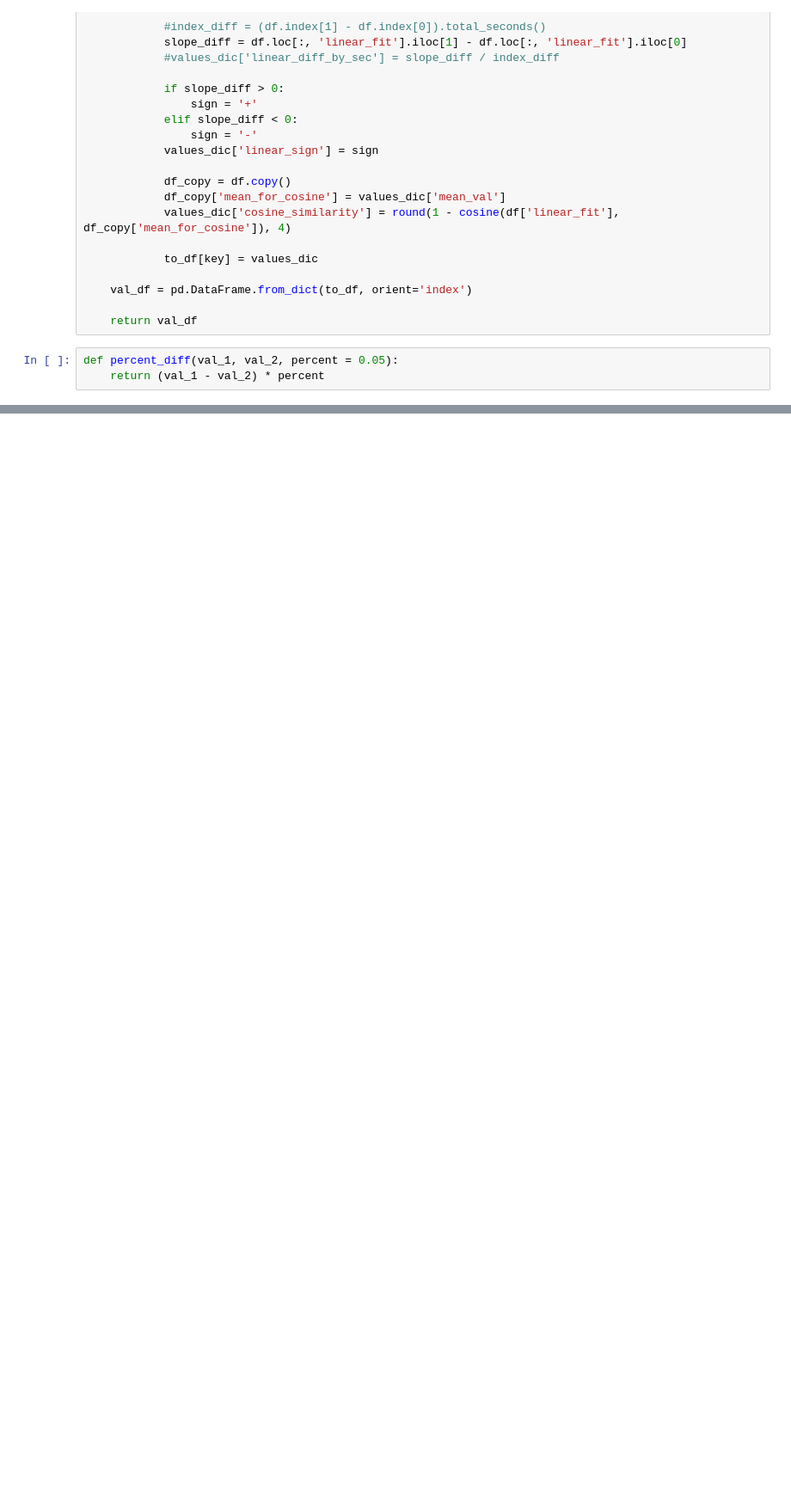
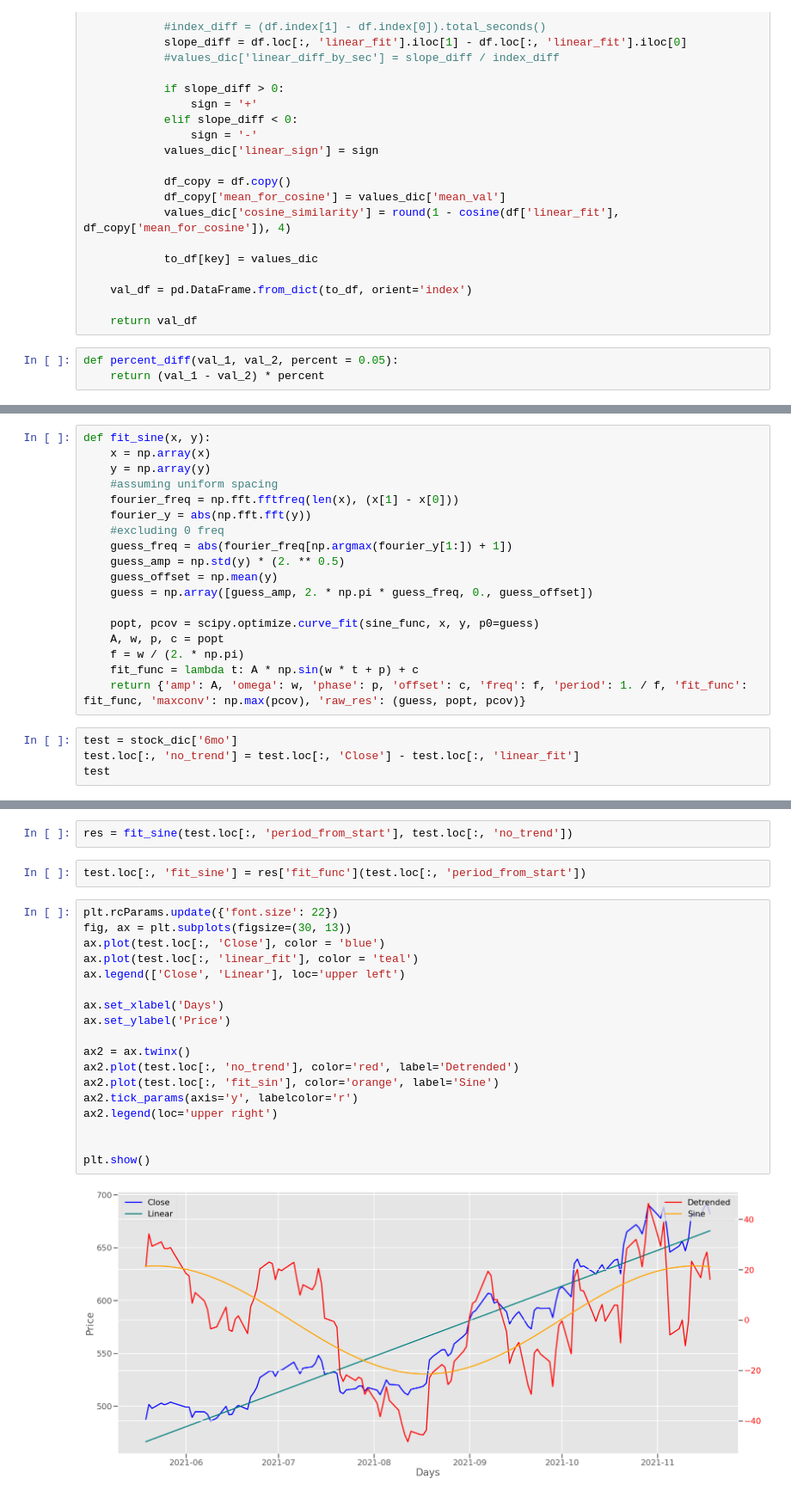
Before and after one commit to seantanken/GalvanizeRepo, a Jupyter notebook: stock_analyzer/yfinance_stock_analysis.ipynb, the cells around one changed output, grey strips where cells are left out. Shown at 86% size. Drawn from its saved outputs; the diff is of its cells as text; blank space fills up the shorter version.

Commit message:
working on fitting sine graph onto 6mo data

```diff
--- a/stock_analyzer/yfinance_stock_analysis.ipynb
+++ b/stock_analyzer/yfinance_stock_analysis.ipynb
@@ -107,0 +155,22 @@ def analysis(stock_dic, val_df):
+# %%
+def fit_sine(x, y):
+    x = np.array(x)
+    y = np.array(y)
+    #assuming uniform spacing
+    fourier_freq = np.fft.fftfreq(len(x), (x[1] - x[0]))
+    fourier_y = abs(np.fft.fft(y))
+    #excluding 0 freq
+    guess_freq = abs(fourier_freq[np.argmax(fourier_y[1:]) + 1])
+    guess_amp = np.std(y) * (2. ** 0.5)
+    guess_offset = np.mean(y)
+    guess = np.array([guess_amp, 2. * np.pi * guess_freq, 0., guess_offset])
+
+    popt, pcov = scipy.optimize.curve_fit(sine_func, x, y, p0=guess)
+    A, w, p, c = popt
+    f = w / (2. * np.pi)
+    fit_func = lambda t: A * np.sin(w * t + p) + c
+    return {'amp': A, 'omega': w, 'phase': p, 'offset': c, 'freq': f, 'period': 1. / f, 'fit_func': fit_func, 'maxconv': np.max(pcov), 'raw_res': (guess, popt, pcov)}
+# %%
+test = stock_dic['6mo']
+test.loc[:, 'no_trend'] = test.loc[:, 'Close'] - test.loc[:, 'linear_fit']
+test
@@ -108,3 +192,27 @@ def analysis(stock_dic, val_df):
+# %%
+res = fit_sine(test.loc[:, 'period_from_start'], test.loc[:, 'no_trend'])
+# %%
+test.loc[:, 'fit_sine'] = res['fit_func'](test.loc[:, 'period_from_start'])
+# %%
+plt.rcParams.update({'font.size': 22})
+fig, ax = plt.subplots(figsize=(30, 13))
+ax.plot(test.loc[:, 'Close'], color = 'blue')
+ax.plot(test.loc[:, 'linear_fit'], color = 'teal')
+ax.legend(['Close', 'Linear'], loc='upper left')
+
+ax.set_xlabel('Days')
+ax.set_ylabel('Price')
+
+ax2 = ax.twinx()
+ax2.plot(test.loc[:, 'no_trend'], color='red', label='Detrended')
+ax2.plot(test.loc[:, 'fit_sin'], color='orange', label='Sine')
+ax2.tick_params(axis='y', labelcolor='r')
+ax2.legend(loc='upper right')
+
+
+plt.show()
+# %% [output]
+[figure, added]
 # %%
 #if 6mo trend above median and not (near?) max, good buy
 #if all trend above median and not (near?) max, good buy
```
Also changed, not shown: parts of 16 cells of this notebook.
